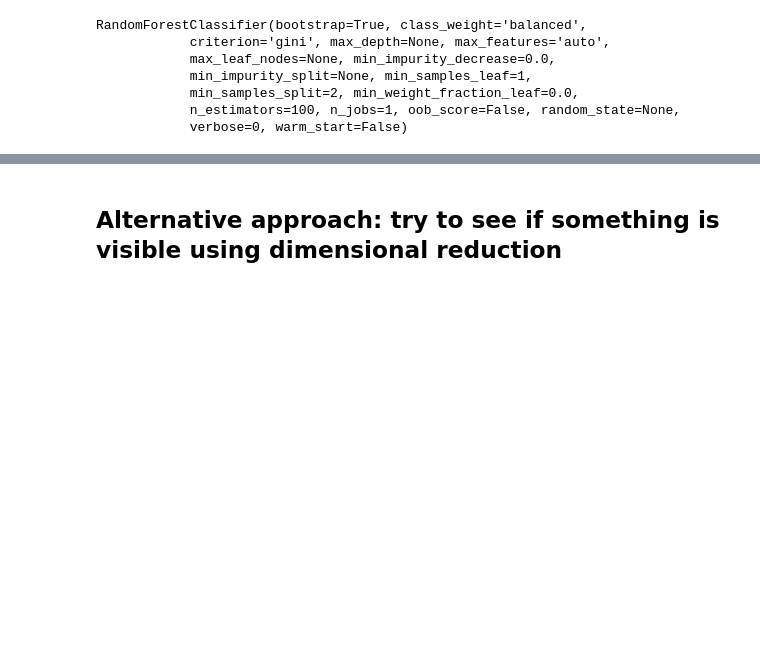
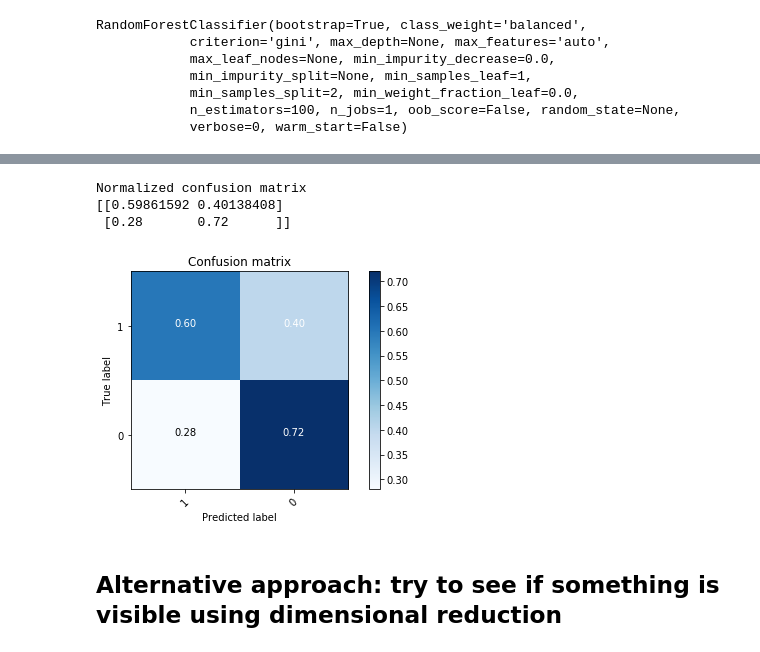
Before and after one commit to emanuele-moscato/imbalanced-data, a Jupyter notebook: notebooks/secom-analysis.ipynb, the cells around one changed output, grey strips where cells are left out. Cells and saved outputs as stored; diff of their text form; code cells hidden in the pictures; blank space fills up the shorter version.

```diff
--- a/notebooks/secom-analysis.ipynb
+++ b/notebooks/secom-analysis.ipynb
@@ -345,8 +451,10 @@ positives = X_train[Y_train==1].reset_index().drop('index', axis=1)
 positives.loc[:, 'label']=1
 
 downsampled_training_data = downsampled_negatives.append(positives)
+# %%
+rfc_downsample = RandomForestClassifier(n_estimators=100, class_weight='balanced')
 # %%
-rfc_optimal.fit(downsampled_training_data.drop('label', axis=1), downsampled_training_data['label'])
+rfc_downsample.fit(downsampled_training_data.drop('label', axis=1), downsampled_training_data['label'])
 # %% [output]
 RandomForestClassifier(bootstrap=True, class_weight='balanced',
             criterion='gini', max_depth=None, max_features='auto',
@@ -370,3 +505,12 @@ Model recall on test set: 0.6666666666666666
+# %%
+cm = confusion_matrix(Y_test, rfc_downsample.predict(X_test))
+
+plot_confusion_matrix(cm, normalize=True, classes=[1,0])
+# %% [output]
+Normalized confusion matrix
+[[0.59861592 0.40138408]
+ [0.28       0.72      ]]
+[figure, added]
 # %% [markdown]
 ## Alternative approach: try to see if something is visible using dimensional reduction
 # %%
```
Also changed, not shown: parts of 24 cells of this notebook, 2 other files.
